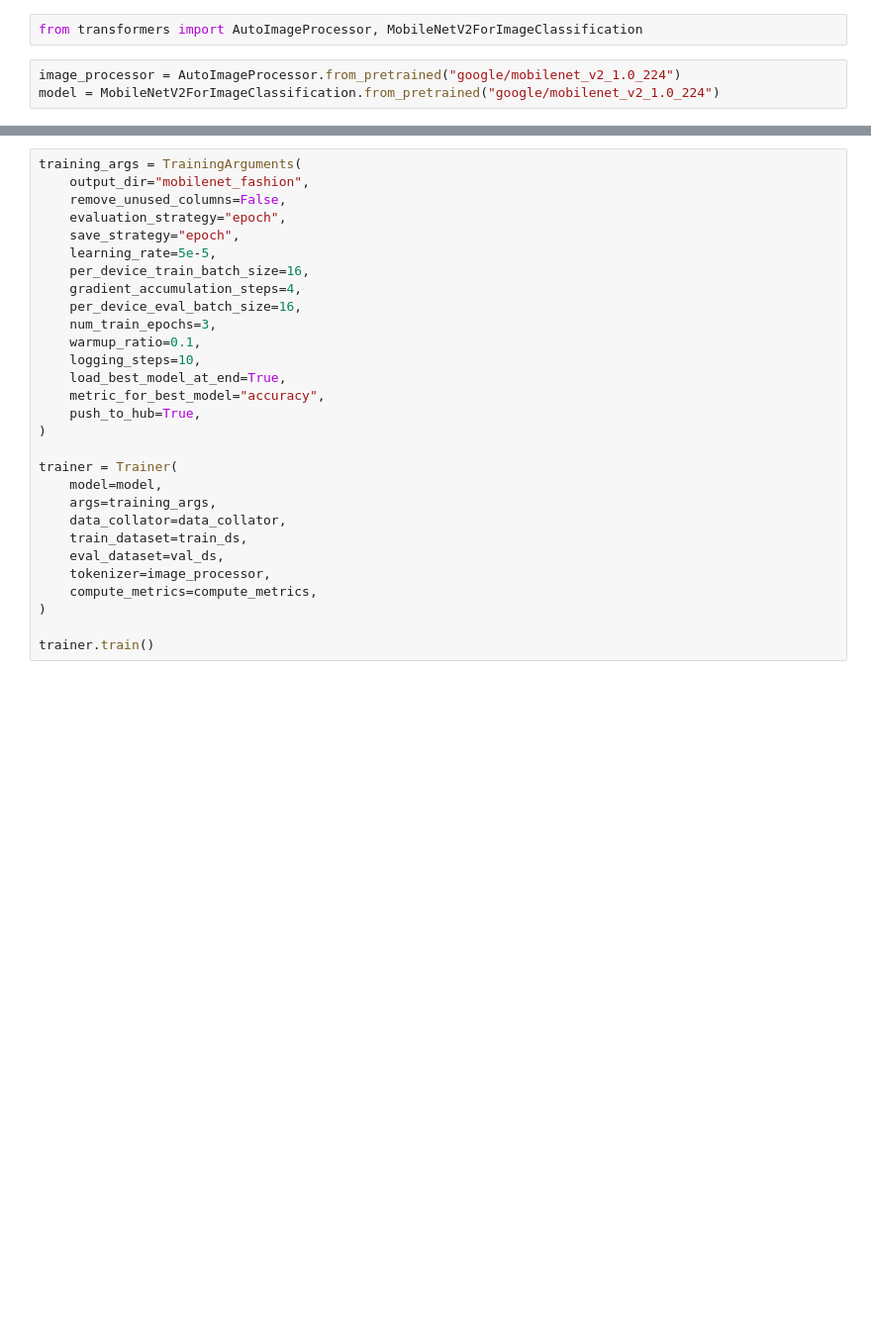
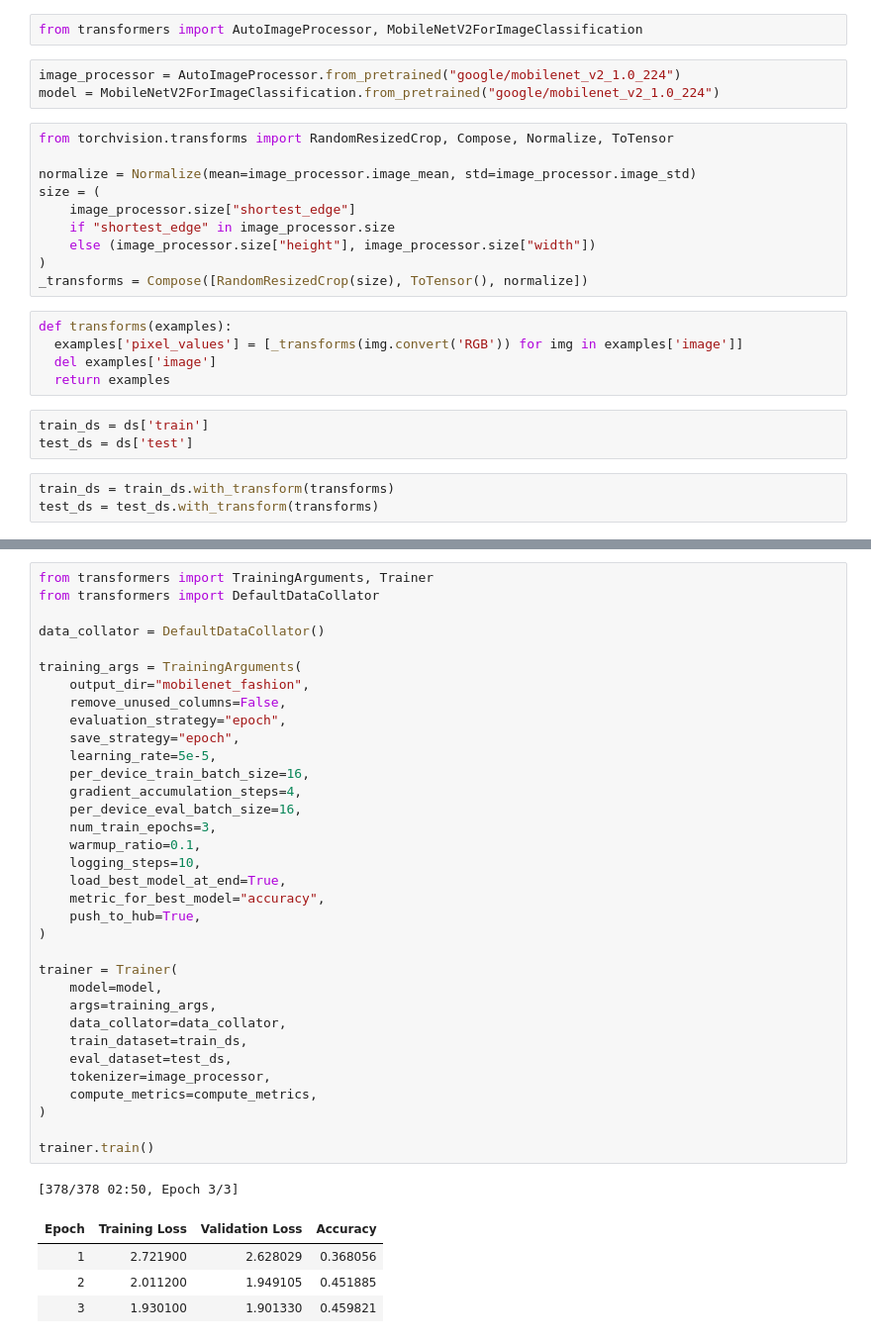
Before and after one commit to aslez123/HuggingFace, a Jupyter notebook: CV_Classification/Classification.ipynb, the cells around one changed output, grey strips where cells are left out. Shown at 99% size. Saved outputs shown, nothing was run; the diff lists cells and outputs as text; blank space fills up the shorter version.

```diff
--- a/CV_Classification/Classification.ipynb
+++ b/CV_Classification/Classification.ipynb
@@ -379,3 +379,24 @@ from transformers import AutoImageProcessor, MobileNetV2ForImageClassification
 # %%
 image_processor = AutoImageProcessor.from_pretrained("google/mobilenet_v2_1.0_224")
 model = MobileNetV2ForImageClassification.from_pretrained("google/mobilenet_v2_1.0_224")
+# %%
+from torchvision.transforms import RandomResizedCrop, Compose, Normalize, ToTensor
+
+normalize = Normalize(mean=image_processor.image_mean, std=image_processor.image_std)
+size = (
+    image_processor.size["shortest_edge"]
+    if "shortest_edge" in image_processor.size
+    else (image_processor.size["height"], image_processor.size["width"])
+)
+_transforms = Compose([RandomResizedCrop(size), ToTensor(), normalize])
+# %%
+def transforms(examples):
+  examples['pixel_values'] = [_transforms(img.convert('RGB')) for img in examples['image']]
+  del examples['image']
+  return examples
+# %%
+train_ds = ds['train']
+test_ds = ds['test']
+# %%
+train_ds = train_ds.with_transform(transforms)
+test_ds = test_ds.with_transform(transforms)
@@ -382,29 +410,40 @@ model = MobileNetV2ForImageClassification.from_pretrained("google/mobilenet_v2_1
 # %%
+from transformers import TrainingArguments, Trainer
+from transformers import DefaultDataCollator
+
+data_collator = DefaultDataCollator()
+
 training_args = TrainingArguments(
     output_dir="mobilenet_fashion",
     remove_unused_columns=False,
     evaluation_strategy="epoch",
     save_strategy="epoch",
     learning_rate=5e-5,
     per_device_train_batch_size=16,
     gradient_accumulation_steps=4,
     per_device_eval_batch_size=16,
     num_train_epochs=3,
     warmup_ratio=0.1,
     logging_steps=10,
     load_best_model_at_end=True,
     metric_for_best_model="accuracy",
     push_to_hub=True,
 )
 
 trainer = Trainer(
     model=model,
     args=training_args,
     data_collator=data_collator,
     train_dataset=train_ds,
-    eval_dataset=val_ds,
+    eval_dataset=test_ds,
     tokenizer=image_processor,
     compute_metrics=compute_metrics,
 )
 
 trainer.train()
+# %% [output]
+[378/378 02:50, Epoch 3/3]
+| Epoch | Training Loss | Validation Loss | Accuracy |
+| 1 | 2.721900 | 2.628029 | 0.368056 |
+| 2 | 2.011200 | 1.949105 | 0.451885 |
+| 3 | 1.930100 | 1.901330 | 0.459821 |
```
Also changed, not shown: parts of 8 cells of this notebook, 1 other file.
